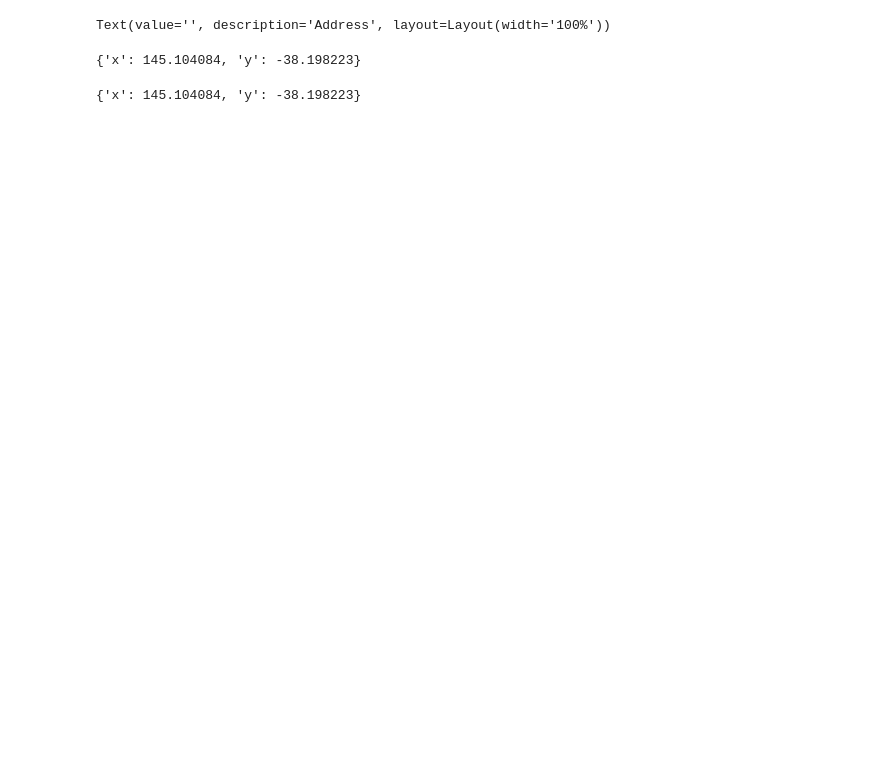
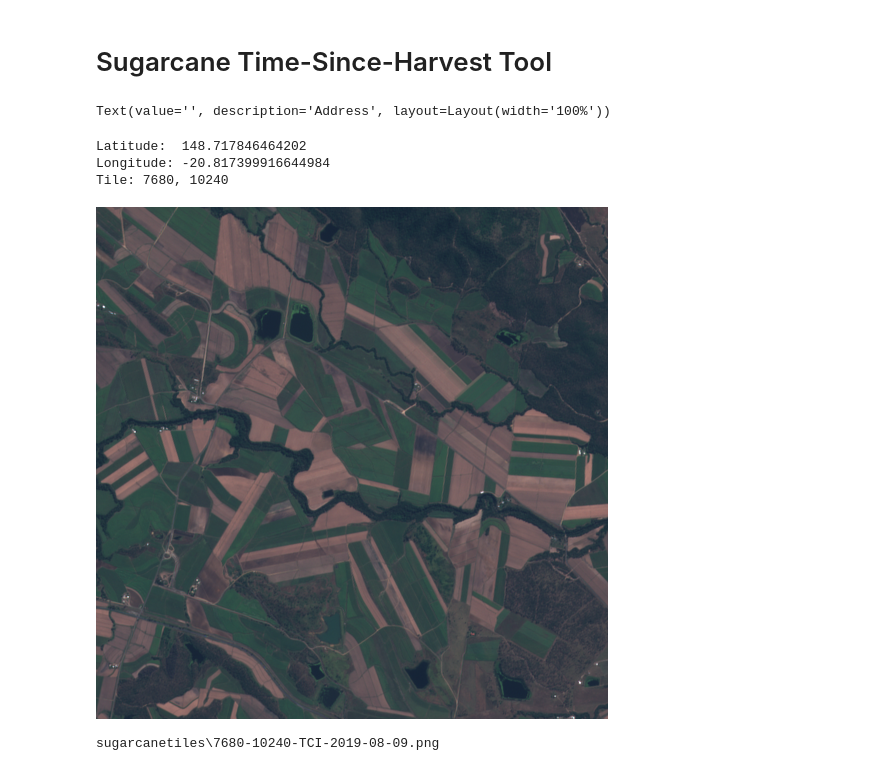
Before and after one commit to tylerrmit/satellite, a Jupyter notebook: Satellite/Jupyter/ToolTest.ipynb, the cells around one changed output. Cells and saved outputs as stored; diff of their text form; code cells hidden in the pictures; blank space fills up the shorter version.

Commit message:
Primitive tool that will accept an address -> lat/long -> display a tile

```diff
--- a/Satellite/Jupyter/ToolTest.ipynb
+++ b/Satellite/Jupyter/ToolTest.ipynb
@@ -15,0 +1,2 @@ os.chdir(data_path)
+# %% [markdown]
+# Sugarcane Time-Since-Harvest Tool
@@ -16,29 +51,36 @@ os.chdir(data_path)
 # %%
-import ipywidgets as widgets
+# Prompt for Address
 
-# Local module for geocoding
-import Satellite.Contrib.addressGeocode as geocode
-
+# Display text box for address entry
 address=widgets.Text(
     description='Address',
     layout=widgets.Layout(width='100%')
 )
 
 # Global variable to store desired location
 latlong = 0
 
+# Define how to handle address entry
 def handle_geocode_submit(sender):
     global latlong
     latlong = geocode.addressGeocode(address.value)
-    print(latlong)
+    #print(latlong)
+    tile_x, tile_y = gl.findTile(latitude=latlong['x'], longitude=latlong['y'])
+    print("Tile: " + tile_x + ", " + tile_y)
+    if (tile_x != 'N/A'):
+        global latest_file
+        latest_file = display_tile(tile_x, tile_y)
+        print(latest_file)
 
 address.on_submit(handle_geocode_submit)
 
 display(address)
+
+# Dales Rd, 4741
 # %% [output]
 Text(value='', description='Address', layout=Layout(width='100%'))
-{'x': 145.104084, 'y': -38.198223}
+Latitude:  148.717846464202
+Longitude: -20.817399916644984
+Tile: 7680, 10240
+[figure, added]
+sugarcanetiles\7680-10240-TCI-2019-08-09.png
-# %%
-print(latlong)
-# %% [output]
-{'x': 145.104084, 'y': -38.198223}
```
Also changed, not shown: parts of 2 cells of this notebook, 11 other files.
